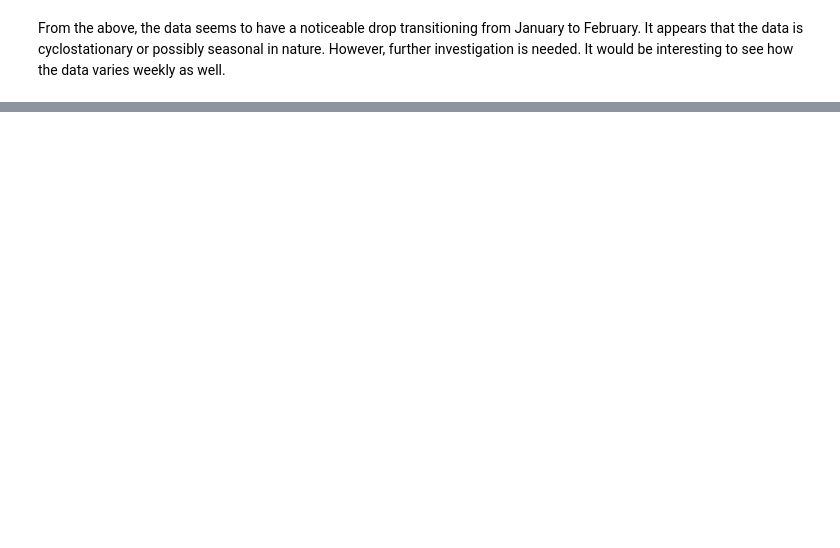
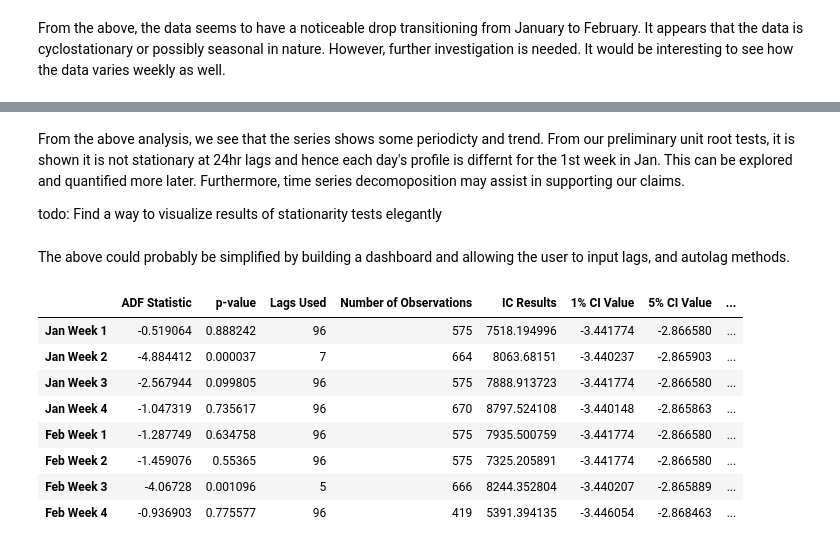
Before and after one commit to shanks847/EV-Grid-Integration-Study, a Jupyter notebook: notebooks/feeder_statistical_analysis.ipynb, the cells around one changed output, grey strips where cells are left out. Cells and saved outputs as stored; diff of their text form; code cells hidden in the pictures; blank space fills up the shorter version.

Commit message:
Added preliminary tsa

```diff
--- a/notebooks/feeder_statistical_analysis.ipynb
+++ b/notebooks/feeder_statistical_analysis.ipynb
@@ -85,0 +95,10 @@ From the above, the data seems to have a noticeable drop transitioning from Janu
+# %%
+df_jan_wk1 = df_jan['2016-01-01':'2016-01-07']
+df_jan_wk2 = df_jan['2016-01-08':'2016-01-14']
+df_jan_wk3 = df_jan['2016-01-15':'2016-01-21']
+df_jan_wk4 = df_jan['2016-01-22':'2016-01-29']
+# %%
+df_feb_wk1 = df['2016-01-30':'2016-02-05'] #this is due to the transition from Jan to Feb
+df_feb_wk2 = df_feb['2016-02-06':'2016-02-12']
+df_feb_wk3 = df_feb['2016-02-13':'2016-02-19']
+df_feb_wk4 = df_feb['2016-02-20':'2016-02-26']
@@ -85,0 +117,8 @@ From the above, the data seems to have a noticeable drop transitioning from Janu
+# %%
+#Testing whether the data is stationary with a daily lag.
+jan_wk1_day_lg = tsa.stattools.adfuller(x=df_jan_wk1['P total_SJN'],maxlag=(24*4))
+print(f'ADF Statistic: {jan_wk1_day_lg [0]}')
+print(f'p-value: {jan_wk1_day_lg [1]}')
+for key, value in jan_wk1_day_lg [4].items():
+    print('Critial Values:')
+    print(f'   {key}, {value}')
@@ -85,0 +158,4 @@ From the above, the data seems to have a noticeable drop transitioning from Janu
+# %% [markdown]
+From the above analysis, we see that the series shows some periodicty and trend. From our preliminary unit root tests, it is shown it is not stationary at 24hr lags and hence each day's profile is differnt for the 1st week in Jan. This can be explored and quantified more later. Furthermore, time series decomoposition may assist in supporting our claims.
+
+todo: Find a way to visualize results of stationarity tests elegantly
@@ -85,0 +203,28 @@ From the above, the data seems to have a noticeable drop transitioning from Janu
+# %% [markdown]
+The above could probably be simplified by building a dashboard and allowing the user to input lags, and autolag methods.
+# %%
+df_uroot_day_lg = pd.DataFrame(unit_root_day_lg_res).transpose()
+df_uroot_day_lg.rename(columns={0:'ADF Statistic',1:'p-value',2:'Lags Used',3:'Number of Observations',4:'Confidence Interval Results',5:'IC Results'},inplace=True)
+df_uroot_day_lg['1% CI Value'] = df_uroot_day_lg['Confidence Interval Results'].apply(lambda x:x['1%'])
+df_uroot_day_lg['5% CI Value'] = df_uroot_day_lg['Confidence Interval Results'].apply(lambda x:x['5%'])
+df_uroot_day_lg['10% CI Value'] = df_uroot_day_lg['Confidence Interval Results'].apply(lambda x:x['10%'])
+df_uroot_day_lg.drop('Confidence Interval Results',axis=1,inplace=True)
+
+df_uroot_default_lg = pd.DataFrame(unit_root_default_lg_res).transpose()
+df_uroot_default_lg.rename(columns={0:'ADF Statistic',1:'p-value',2:'Lags Used',3:'Number of Observations',4:'Confidence Interval Results',5:'IC Results'},inplace=True)
+df_uroot_default_lg['1% CI Value'] = df_uroot_default_lg['Confidence Interval Results'].apply(lambda x:x['1%'])
+df_uroot_default_lg['5% CI Value'] = df_uroot_default_lg['Confidence Interval Results'].apply(lambda x:x['5%'])
+df_uroot_default_lg['10% CI Value'] = df_uroot_default_lg['Confidence Interval Results'].apply(lambda x:x['10%'])
+df_uroot_default_lg.drop('Confidence Interval Results',axis=1,inplace=True)
+# %%
+df_uroot_day_lg
+# %% [output]
+|  | ADF Statistic | p-value | Lags Used | Number of Observations | IC Results | 1% CI Value | 5% CI Value | ... |
+| Jan Week 1 | -0.519064 | 0.888242 | 96 | 575 | 7518.194996 | -3.441774 | -2.866580 | ... |
+| Jan Week 2 | -4.884412 | 0.000037 | 7 | 664 | 8063.68151 | -3.440237 | -2.865903 | ... |
+| Jan Week 3 | -2.567944 | 0.099805 | 96 | 575 | 7888.913723 | -3.441774 | -2.866580 | ... |
+| Jan Week 4 | -1.047319 | 0.735617 | 96 | 670 | 8797.524108 | -3.440148 | -2.865863 | ... |
+| Feb Week 1 | -1.287749 | 0.634758 | 96 | 575 | 7935.500759 | -3.441774 | -2.866580 | ... |
+| Feb Week 2 | -1.459076 | 0.55365 | 96 | 575 | 7325.205891 | -3.441774 | -2.866580 | ... |
+| Feb Week 3 | -4.06728 | 0.001096 | 5 | 666 | 8244.352804 | -3.440207 | -2.865889 | ... |
+| Feb Week 4 | -0.936903 | 0.775577 | 96 | 419 | 5391.394135 | -3.446054 | -2.868463 | ... |
```
Also changed, not shown: parts of 19 cells of this notebook, 1 other file.
